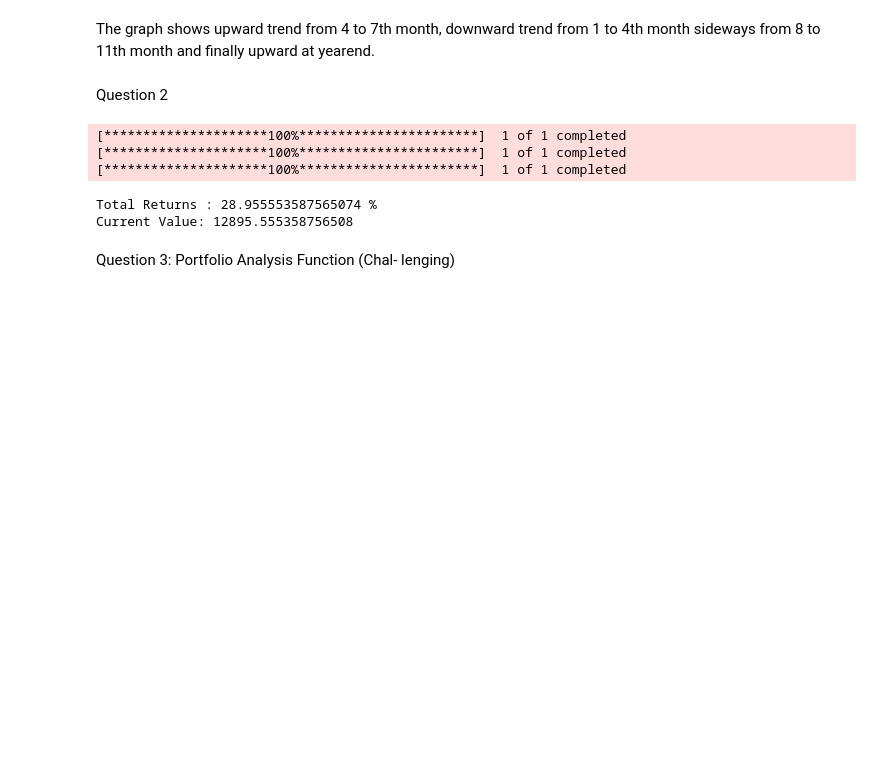
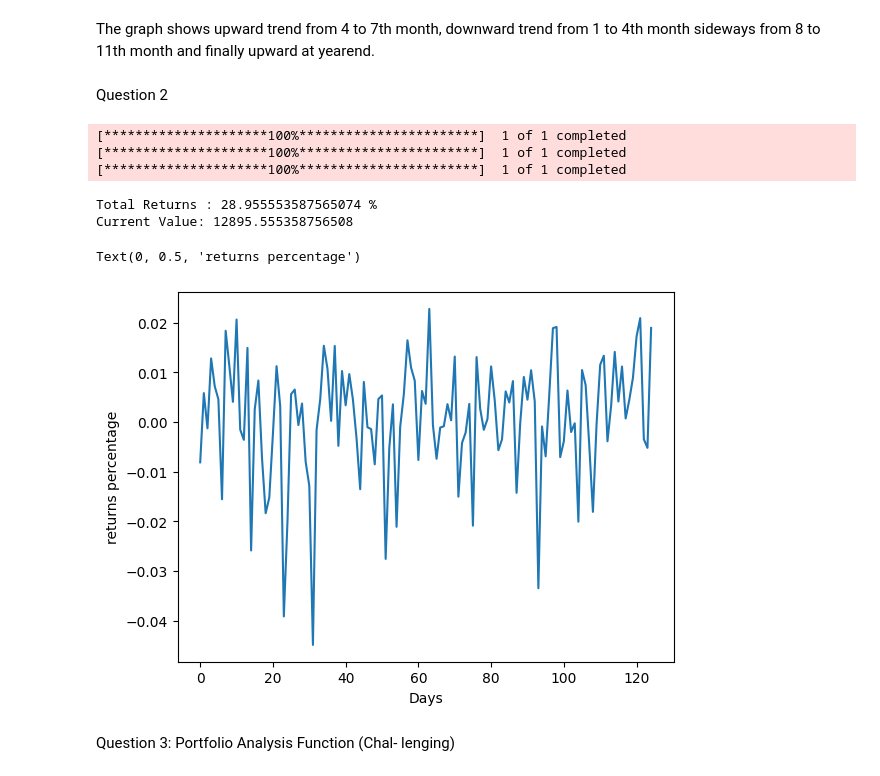
Before and after one commit to Risk-Analysis-and-portfolio-management/basic-python-assignment-VishnuSarathy, a Jupyter notebook: Assignment_0.ipynb, the cells around one changed output. Drawn from its saved outputs; the diff is of its cells as text; code cells hidden in the pictures; blank space fills up the shorter version.

```diff
--- a/Assignment_0.ipynb
+++ b/Assignment_0.ipynb
@@ -35,34 +35,38 @@ start = str(date.today() - timedelta(days = 180))
 c1 = yf.download(tickers="AAPL", start=start, end=end, interval="1d")
 c2 = yf.download(tickers="MSFT", start=start, end=end, interval="1d")
 c3 = yf.download(tickers="GOOGL", start=start, end=end, interval="1d")
 invesment = 10000
 D1,D2,D3,Total_Return = [],[],[],[]
 # data["Daily Return"]  = (data["Adj Close"].pct_change())*100
 # data.loc[0,"Daily Return"] = (data["Adj Close"].iloc[0] - data["Open"].iloc[0])/data["Open"].iloc[0]
 # print(c1)
 for i in range(len(data)):
     if i ==0:
         D1.append(float((c1["Adj Close"].iloc[i] - c1["Open"].iloc[i])/c1["Open"].iloc[i]))
         D2.append(float((c2["Adj Close"].iloc[i] - c2["Open"].iloc[i])/c2["Open"].iloc[i]))
         D3.append(float((c3["Adj Close"].iloc[i] - c3["Open"].iloc[i])/c3["Open"].iloc[i]))
         Total_Return.append((D1[i]+D2[i]+D3[i])/3)
     else:
         D1.append(float((c1["Adj Close"].iloc[i] - c1["Adj Close"].iloc[i-1])/c1["Open"].iloc[i]))
         D2.append(float((c2["Adj Close"].iloc[i] - c2["Adj Close"].iloc[i-1])/c2["Open"].iloc[i]))
         D3.append(float((c3["Adj Close"].iloc[i] - c3["Adj Close"].iloc[i-1])/c3["Open"].iloc[i]))
         Total_Return.append((D1[i]+D2[i]+D3[i])/3)
 s = sum(D1)+sum(D2)+sum(D3)
 print("Total Returns :",s*100,"%")
 print("Current Value:",(s*invesment +invesment))
-
+plt.plot(Total_Return)
+plt.xlabel("Days")
+plt.ylabel("returns percentage")
 # for i in range(len(c1)):
 #     print(c1[1][i])
 # %% [output]
 [*********************100%***********************]  1 of 1 completed
 [*********************100%***********************]  1 of 1 completed
 [*********************100%***********************]  1 of 1 completed
 Total Returns : 28.955553587565074 %
 Current Value: 12895.555358756508
+Text(0, 0.5, 'returns percentage')
+[figure, added]
 # %% [markdown]
 Question 3: Portfolio Analysis Function (Chal-
 lenging)
```
